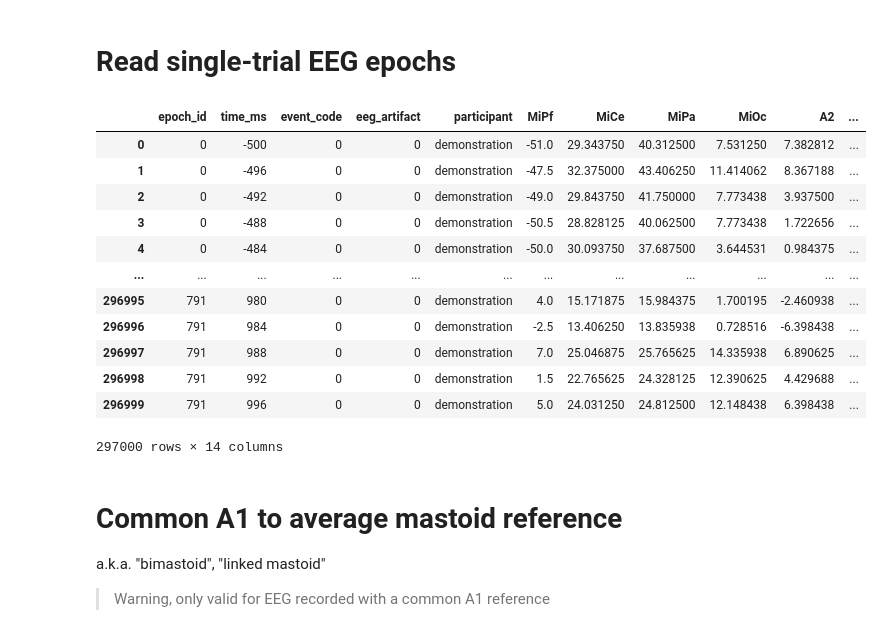
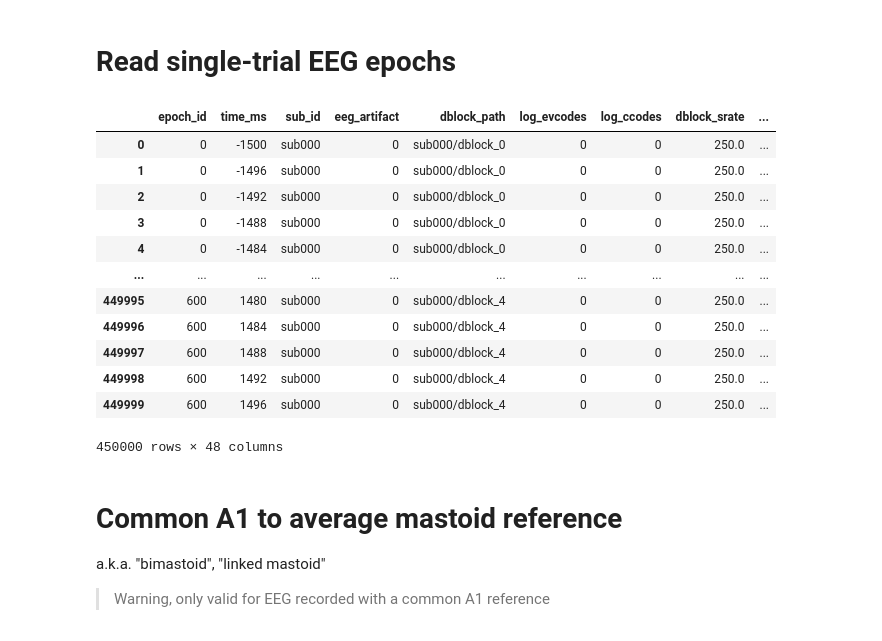
Before and after one commit to turbach/spudtr, a Jupyter notebook: docs/user_guide/eeg/eeg_utils.ipynb, the cells around one changed output. Cells and saved outputs as stored; diff of their text form; code cells hidden in the pictures.

```diff
--- a/docs/user_guide/eeg/eeg_utils.ipynb
+++ b/docs/user_guide/eeg/eeg_utils.ipynb
@@ -7,28 +8,28 @@ from spudtr import epf, DATA_DIR, P3_F, P5_F
 # %%
-epochs_df = pd.read_hdf(DATA_DIR / P3_F, key="p3")
+epochs_df = get_demo_df(P3_F)
 
 # specify the epoch_id, time stamps and columns with EEG data
 eeg_channels = ['MiPf', 'MiCe', 'MiPa', 'MiOc', 'A2']
 
 # check the epochs format
 epf.check_epochs(epochs_df, eeg_channels, epoch_id="epoch_id", time="time_ms")
 
 # preview the entire dataframe
 epochs_df
 # %% [output]
-|  | epoch_id | time_ms | event_code | eeg_artifact | participant | MiPf | MiCe | MiPa | MiOc | A2 | ... |
-| 0 | 0 | -500 | 0 | 0 | demonstration | -51.0 | 29.343750 | 40.312500 | 7.531250 | 7.382812 | ... |
-| 1 | 0 | -496 | 0 | 0 | demonstration | -47.5 | 32.375000 | 43.406250 | 11.414062 | 8.367188 | ... |
-| 2 | 0 | -492 | 0 | 0 | demonstration | -49.0 | 29.843750 | 41.750000 | 7.773438 | 3.937500 | ... |
-| 3 | 0 | -488 | 0 | 0 | demonstration | -50.5 | 28.828125 | 40.062500 | 7.773438 | 1.722656 | ... |
-| 4 | 0 | -484 | 0 | 0 | demonstration | -50.0 | 30.093750 | 37.687500 | 3.644531 | 0.984375 | ... |
-| ... | ... | ... | ... | ... | ... | ... | ... | ... | ... | ... | ... |
-| 296995 | 791 | 980 | 0 | 0 | demonstration | 4.0 | 15.171875 | 15.984375 | 1.700195 | -2.460938 | ... |
-| 296996 | 791 | 984 | 0 | 0 | demonstration | -2.5 | 13.406250 | 13.835938 | 0.728516 | -6.398438 | ... |
-| 296997 | 791 | 988 | 0 | 0 | demonstration | 7.0 | 25.046875 | 25.765625 | 14.335938 | 6.890625 | ... |
-| 296998 | 791 | 992 | 0 | 0 | demonstration | 1.5 | 22.765625 | 24.328125 | 12.390625 | 4.429688 | ... |
-| 296999 | 791 | 996 | 0 | 0 | demonstration | 5.0 | 24.031250 | 24.812500 | 12.148438 | 6.398438 | ... |
+|  | epoch_id | time_ms | sub_id | eeg_artifact | dblock_path | log_evcodes | log_ccodes | dblock_srate | ... |
+| 0 | 0 | -1500 | sub000 | 0 | sub000/dblock_0 | 0 | 0 | 250.0 | ... |
+| 1 | 0 | -1496 | sub000 | 0 | sub000/dblock_0 | 0 | 0 | 250.0 | ... |
+| 2 | 0 | -1492 | sub000 | 0 | sub000/dblock_0 | 0 | 0 | 250.0 | ... |
+| 3 | 0 | -1488 | sub000 | 0 | sub000/dblock_0 | 0 | 0 | 250.0 | ... |
+| 4 | 0 | -1484 | sub000 | 0 | sub000/dblock_0 | 0 | 0 | 250.0 | ... |
+| ... | ... | ... | ... | ... | ... | ... | ... | ... | ... |
+| 449995 | 600 | 1480 | sub000 | 0 | sub000/dblock_4 | 0 | 0 | 250.0 | ... |
+| 449996 | 600 | 1484 | sub000 | 0 | sub000/dblock_4 | 0 | 0 | 250.0 | ... |
+| 449997 | 600 | 1488 | sub000 | 0 | sub000/dblock_4 | 0 | 0 | 250.0 | ... |
+| 449998 | 600 | 1492 | sub000 | 0 | sub000/dblock_4 | 0 | 0 | 250.0 | ... |
+| 449999 | 600 | 1496 | sub000 | 0 | sub000/dblock_4 | 0 | 0 | 250.0 | ... |
-297000 rows × 14 columns
+450000 rows × 48 columns
 # %% [markdown]
 # Common A1 to average mastoid reference
 
```
Also changed, not shown: parts of 8 cells of this notebook, 5 other files.
